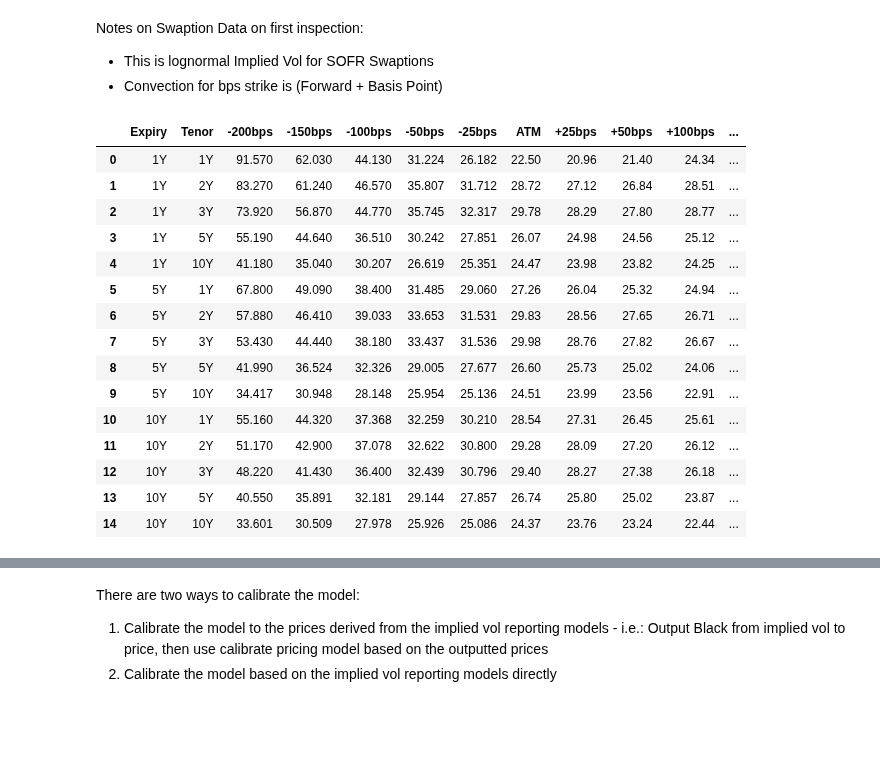
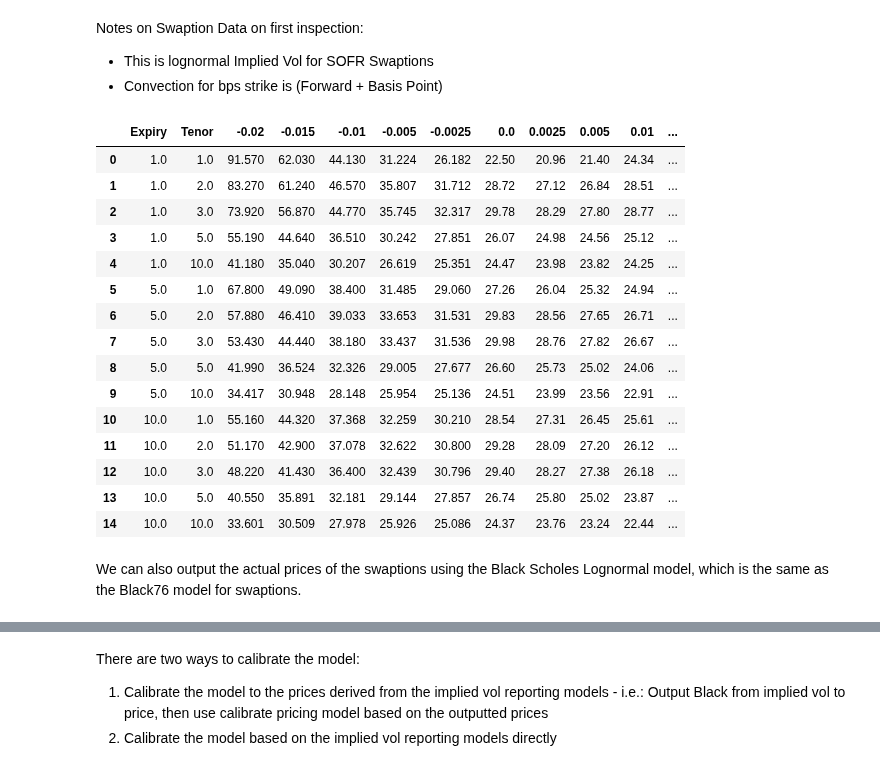
Before and after one commit to Gregtwl/QF605_Assignment, a Jupyter notebook: Answer_Deck_Part2.ipynb, the cells around one changed output, grey strips where cells are left out. Saved outputs shown, nothing was run; the diff lists cells and outputs as text; code cells hidden in the pictures; blank space fills up the shorter version.

Commit message:
Functions for shifted lognormal and SABR defined. Pricing models defined. Yet to fully implement the calibration and pricing of swaptions.

```diff
--- a/Answer_Deck_Part2.ipynb
+++ b/Answer_Deck_Part2.ipynb
@@ -10,5 +10,5 @@ from scipy.optimize import least_squares
 # %%
 sheets = pd.ExcelFile('Swap and Swaption Markets_Amended.xlsx').sheet_names
 # %%
-df_swaption = pd.read_excel('Swap and Swaption Markets_Amended.xlsx', sheet_name=sheets[3])
-df_swaption;
+df_swaption = pd.read_excel('Swap and Swaption Markets_Amended.xlsx', sheet_name=sheets[3], header = 2)
+df_swaption
@@ -24,26 +41,43 @@ def convert_tenor_to_numeric(series):
     conditions = [freq.str.upper() == 'M', freq.str.upper() == 'Y']
     choices = [num * 30 / 360, num.astype(float)]
 
-    return np.select(conditions, choices, default=np.nan)
+    return pd.Series(np.select(conditions, choices, default=np.nan), name=series.name)
-# %%
-df_swaption = pd.read_excel('Swap and Swaption Markets_Amended.xlsx', sheet_name=sheets[3], header = 2)
-df_swaption['Expiry_Year'] = convert_tenor_to_numeric(df_swaption['Expiry'])
-df_swaption['Tenor_Year_Fraction'] = convert_tenor_to_numeric(df_swaption['Tenor'])
-df_swaption
-# %% [output]
-|  | Expiry | Tenor | -200bps | -150bps | -100bps | -50bps | -25bps | ATM | +25bps | +50bps | +100bps | ... |
-| 0 | 1Y | 1Y | 91.570 | 62.030 | 44.130 | 31.224 | 26.182 | 22.50 | 20.96 | 21.40 | 24.34 | ... |
-| 1 | 1Y | 2Y | 83.270 | 61.240 | 46.570 | 35.807 | 31.712 | 28.72 | 27.12 | 26.84 | 28.51 | ... |
-| 2 | 1Y | 3Y | 73.920 | 56.870 | 44.770 | 35.745 | 32.317 | 29.78 | 28.29 | 27.80 | 28.77 | ... |
-| 3 | 1Y | 5Y | 55.190 | 44.640 | 36.510 | 30.242 | 27.851 | 26.07 | 24.98 | 24.56 | 25.12 | ... |
-| 4 | 1Y | 10Y | 41.180 | 35.040 | 30.207 | 26.619 | 25.351 | 24.47 | 23.98 | 23.82 | 24.25 | ... |
-| 5 | 5Y | 1Y | 67.800 | 49.090 | 38.400 | 31.485 | 29.060 | 27.26 | 26.04 | 25.32 | 24.94 | ... |
-| 6 | 5Y | 2Y | 57.880 | 46.410 | 39.033 | 33.653 | 31.531 | 29.83 | 28.56 | 27.65 | 26.71 | ... |
-| 7 | 5Y | 3Y | 53.430 | 44.440 | 38.180 | 33.437 | 31.536 | 29.98 | 28.76 | 27.82 | 26.67 | ... |
-| 8 | 5Y | 5Y | 41.990 | 36.524 | 32.326 | 29.005 | 27.677 | 26.60 | 25.73 | 25.02 | 24.06 | ... |
-| 9 | 5Y | 10Y | 34.417 | 30.948 | 28.148 | 25.954 | 25.136 | 24.51 | 23.99 | 23.56 | 22.91 | ... |
-| 10 | 10Y | 1Y | 55.160 | 44.320 | 37.368 | 32.259 | 30.210 | 28.54 | 27.31 | 26.45 | 25.61 | ... |
-| 11 | 10Y | 2Y | 51.170 | 42.900 | 37.078 | 32.622 | 30.800 | 29.28 | 28.09 | 27.20 | 26.12 | ... |
-| 12 | 10Y | 3Y | 48.220 | 41.430 | 36.400 | 32.439 | 30.796 | 29.40 | 28.27 | 27.38 | 26.18 | ... |
-| 13 | 10Y | 5Y | 40.550 | 35.891 | 32.181 | 29.144 | 27.857 | 26.74 | 25.80 | 25.02 | 23.87 | ... |
-| 14 | 10Y | 10Y | 33.601 | 30.509 | 27.978 | 25.926 | 25.086 | 24.37 | 23.76 | 23.24 | 22.44 | ... |
+# %%
+def convert_bps_to_numeric(column_series):
+
+    column_names = column_series.str.slice(stop = -3)
+    replaced_list = []
+
+    for col in column_names:
+        if col == '':
+            replaced_list.append(0.0)
+        else:
+            replaced_list.append(float(col) / 10000)
+
+    return replaced_list
+# %%
+# Extract the expiry and tenor information from the column names and convert them to numeric values
+df_timings = pd.concat([convert_tenor_to_numeric(df_swaption['Expiry']), convert_tenor_to_numeric(df_swaption['Tenor'])], axis=1)
+df_bps = df_swaption.drop(columns = ['Expiry', 'Tenor'])
+df_bps.columns = convert_bps_to_numeric(df_bps.columns)
+
+display(pd.concat([df_timings, df_bps], axis=1))
+# %% [output]
+|  | Expiry | Tenor | -0.02 | -0.015 | -0.01 | -0.005 | -0.0025 | 0.0 | 0.0025 | 0.005 | 0.01 | ... |
+| 0 | 1.0 | 1.0 | 91.570 | 62.030 | 44.130 | 31.224 | 26.182 | 22.50 | 20.96 | 21.40 | 24.34 | ... |
+| 1 | 1.0 | 2.0 | 83.270 | 61.240 | 46.570 | 35.807 | 31.712 | 28.72 | 27.12 | 26.84 | 28.51 | ... |
+| 2 | 1.0 | 3.0 | 73.920 | 56.870 | 44.770 | 35.745 | 32.317 | 29.78 | 28.29 | 27.80 | 28.77 | ... |
+| 3 | 1.0 | 5.0 | 55.190 | 44.640 | 36.510 | 30.242 | 27.851 | 26.07 | 24.98 | 24.56 | 25.12 | ... |
+| 4 | 1.0 | 10.0 | 41.180 | 35.040 | 30.207 | 26.619 | 25.351 | 24.47 | 23.98 | 23.82 | 24.25 | ... |
+| 5 | 5.0 | 1.0 | 67.800 | 49.090 | 38.400 | 31.485 | 29.060 | 27.26 | 26.04 | 25.32 | 24.94 | ... |
+| 6 | 5.0 | 2.0 | 57.880 | 46.410 | 39.033 | 33.653 | 31.531 | 29.83 | 28.56 | 27.65 | 26.71 | ... |
+| 7 | 5.0 | 3.0 | 53.430 | 44.440 | 38.180 | 33.437 | 31.536 | 29.98 | 28.76 | 27.82 | 26.67 | ... |
+| 8 | 5.0 | 5.0 | 41.990 | 36.524 | 32.326 | 29.005 | 27.677 | 26.60 | 25.73 | 25.02 | 24.06 | ... |
+| 9 | 5.0 | 10.0 | 34.417 | 30.948 | 28.148 | 25.954 | 25.136 | 24.51 | 23.99 | 23.56 | 22.91 | ... |
+| 10 | 10.0 | 1.0 | 55.160 | 44.320 | 37.368 | 32.259 | 30.210 | 28.54 | 27.31 | 26.45 | 25.61 | ... |
+| 11 | 10.0 | 2.0 | 51.170 | 42.900 | 37.078 | 32.622 | 30.800 | 29.28 | 28.09 | 27.20 | 26.12 | ... |
+| 12 | 10.0 | 3.0 | 48.220 | 41.430 | 36.400 | 32.439 | 30.796 | 29.40 | 28.27 | 27.38 | 26.18 | ... |
+| 13 | 10.0 | 5.0 | 40.550 | 35.891 | 32.181 | 29.144 | 27.857 | 26.74 | 25.80 | 25.02 | 23.87 | ... |
+| 14 | 10.0 | 10.0 | 33.601 | 30.509 | 27.978 | 25.926 | 25.086 | 24.37 | 23.76 | 23.24 | 22.44 | ... |
+# %% [markdown]
+We can also output the actual prices of the swaptions using the Black Scholes Lognormal model, which is the same as the Black76 model for swaptions.
```
Also changed, not shown: parts of 4 cells of this notebook.
